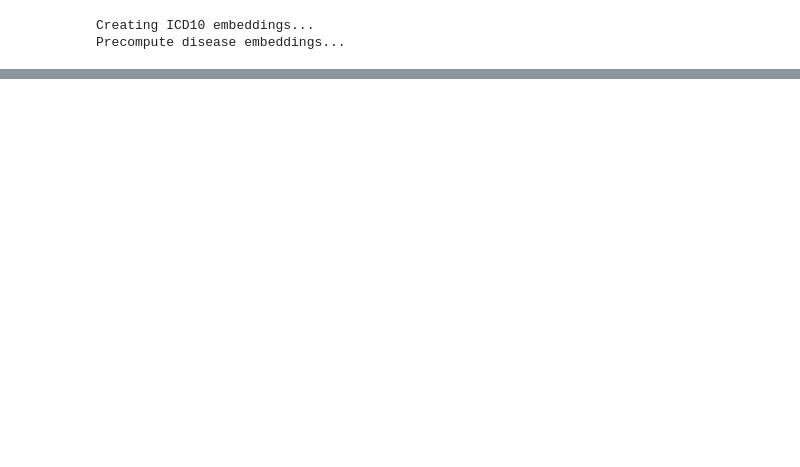
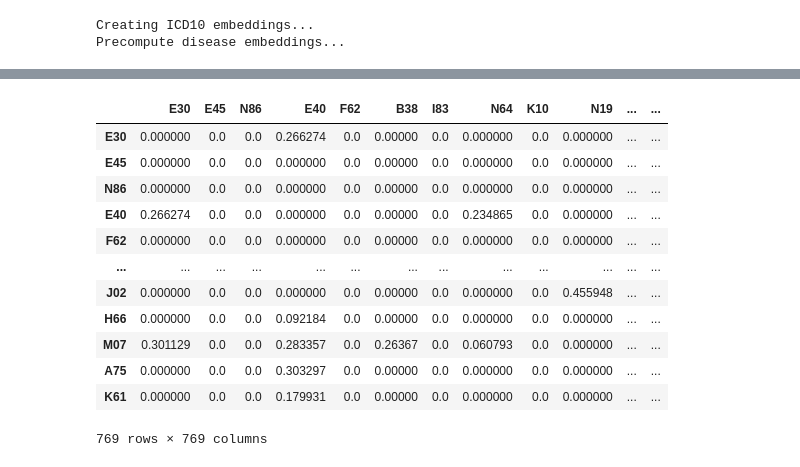
Before and after one commit to vladimirkovacevic/CSH, a Jupyter notebook: map_icd.ipynb, the cells around one changed output, grey strips where cells are left out. Saved outputs shown, nothing was run; the diff lists cells and outputs as text; code cells hidden in the pictures; blank space fills up the shorter version.

```diff
--- a/map_icd.ipynb
+++ b/map_icd.ipynb
@@ -276,0 +335,19 @@ np.count_nonzero(filtered_corr_99_df) / (885 * 885 )
+# %%
+open_target_df = pd.read_csv(harmonized_fname.replace('.csv', '_icd.csv'))
+open_target_df.index = open_target_df.columns
+# open_target_df = (open_target_df > 0).astype(int)
+display(open_target_df)
+# %% [output]
+|  | E30 | E45 | N86 | E40 | F62 | B38 | I83 | N64 | K10 | N19 | ... | ... |
+| E30 | 0.000000 | 0.0 | 0.0 | 0.266274 | 0.0 | 0.00000 | 0.0 | 0.000000 | 0.0 | 0.000000 | ... | ... |
+| E45 | 0.000000 | 0.0 | 0.0 | 0.000000 | 0.0 | 0.00000 | 0.0 | 0.000000 | 0.0 | 0.000000 | ... | ... |
+| N86 | 0.000000 | 0.0 | 0.0 | 0.000000 | 0.0 | 0.00000 | 0.0 | 0.000000 | 0.0 | 0.000000 | ... | ... |
+| E40 | 0.266274 | 0.0 | 0.0 | 0.000000 | 0.0 | 0.00000 | 0.0 | 0.234865 | 0.0 | 0.000000 | ... | ... |
+| F62 | 0.000000 | 0.0 | 0.0 | 0.000000 | 0.0 | 0.00000 | 0.0 | 0.000000 | 0.0 | 0.000000 | ... | ... |
+| ... | ... | ... | ... | ... | ... | ... | ... | ... | ... | ... | ... | ... |
+| J02 | 0.000000 | 0.0 | 0.0 | 0.000000 | 0.0 | 0.00000 | 0.0 | 0.000000 | 0.0 | 0.455948 | ... | ... |
+| H66 | 0.000000 | 0.0 | 0.0 | 0.092184 | 0.0 | 0.00000 | 0.0 | 0.000000 | 0.0 | 0.000000 | ... | ... |
+| M07 | 0.301129 | 0.0 | 0.0 | 0.283357 | 0.0 | 0.26367 | 0.0 | 0.060793 | 0.0 | 0.000000 | ... | ... |
+| A75 | 0.000000 | 0.0 | 0.0 | 0.303297 | 0.0 | 0.00000 | 0.0 | 0.000000 | 0.0 | 0.000000 | ... | ... |
+| K61 | 0.000000 | 0.0 | 0.0 | 0.179931 | 0.0 | 0.00000 | 0.0 | 0.000000 | 0.0 | 0.000000 | ... | ... |
+769 rows × 769 columns
```
Also changed, not shown: parts of 22 cells of this notebook, 1 other file.
